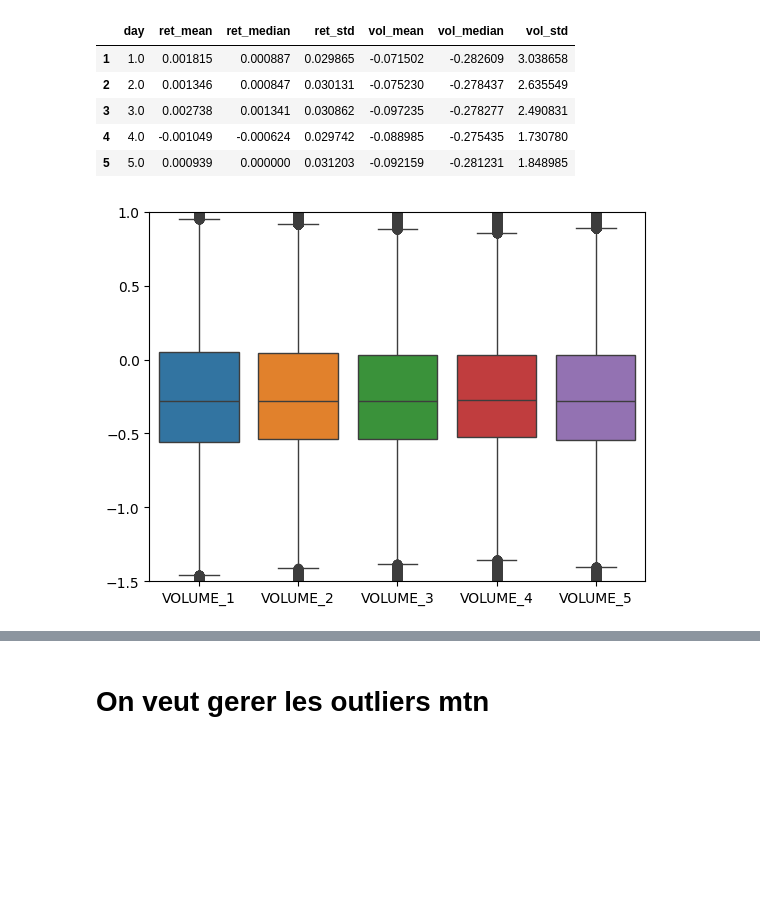
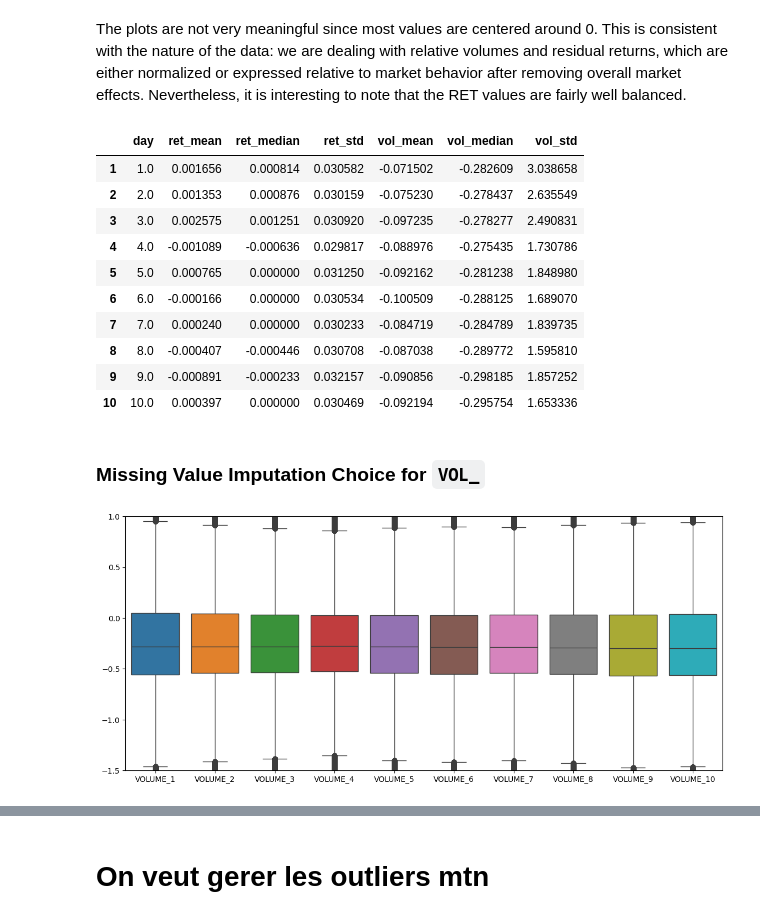
Before and after one commit to AxelPortier/QRT_Challenge_ENS, a Jupyter notebook: Test_Axel.ipynb, the cells around one changed output, grey strips where cells are left out. Cells and saved outputs as stored; diff of their text form; code cells hidden in the pictures; blank space fills up the shorter version.

```diff
--- a/Test_Axel.ipynb
+++ b/Test_Axel.ipynb
@@ -144,0 +143,4 @@ dtype: float64
+# %%
+to_drop = [f'RET_{day}' for day in range(11,21)]
+to_drop += [f'VOLUME_{day}' for day in range(11,21)]
+cleaning_train = train.drop(columns= to_drop).copy()
@@ -144,0 +209,16 @@ dtype: float64
+# %%
+ret_features = [f'RET_{day}' for day in range(1,11)]
+vol_features = [f'VOLUME_{day}' for day in range(1,11)]
+features = vol_features + ret_features
+
+to_drop = cleaning_train[cleaning_train[features].isna().sum(axis=1) >= len(features)*0.5][features].index
+nb_drop = len(to_drop)
+nb_rows = len(cleaning_train)
+print(
+    f"Number of rows before removing: {nb_rows}\n"
+    f"Number of rows removed: {nb_drop}\n"
+    f"Overall ratio (% of rows removed): {nb_drop / nb_rows * 100:.4f}%"
+)
+
+
+cleaning_train.drop(index = to_drop, axis=0, inplace = True)
@@ -145,20 +282,30 @@ dtype: float64
+# %% [markdown]
+The plots are not very meaningful since most values are centered around 0. This is consistent with the nature of the data: we are dealing with relative volumes and residual returns, which are either normalized or expressed relative to market behavior after removing overall market effects. Nevertheless, it is interesting to note that the RET values are fairly well balanced.
 # %%
 volume = pd.DataFrame(columns=['day', 'ret_mean', 'ret_median', 'ret_std', 'vol_mean', 'vol_median', 'vol_std'])
-for day in range(1,6):
-    volume.loc[day] =[day, cleaned_train[f'RET_{day}'].mean(), cleaned_train[f'RET_{day}'].median(), cleaned_train[f'RET_{day}'].std(),
-                      cleaned_train[f'VOLUME_{day}'].mean(), cleaned_train[f'VOLUME_{day}'].median(), cleaned_train[f'VOLUME_{day}'].std()]
+for day in range(1,11):
+    volume.loc[day] =[day, cleaning_train[f'RET_{day}'].mean(), cleaning_train[f'RET_{day}'].median(), cleaning_train[f'RET_{day}'].std(),
+                      cleaning_train[f'VOLUME_{day}'].mean(), cleaning_train[f'VOLUME_{day}'].median(), cleaning_train[f'VOLUME_{day}'].std()]
 volume
 # %% [output]
 |  | day | ret_mean | ret_median | ret_std | vol_mean | vol_median | vol_std |
-| 1 | 1.0 | 0.001815 | 0.000887 | 0.029865 | -0.071502 | -0.282609 | 3.038658 |
-| 2 | 2.0 | 0.001346 | 0.000847 | 0.030131 | -0.075230 | -0.278437 | 2.635549 |
-| 3 | 3.0 | 0.002738 | 0.001341 | 0.030862 | -0.097235 | -0.278277 | 2.490831 |
-| 4 | 4.0 | -0.001049 | -0.000624 | 0.029742 | -0.088985 | -0.275435 | 1.730780 |
-| 5 | 5.0 | 0.000939 | 0.000000 | 0.031203 | -0.092159 | -0.281231 | 1.848985 |
+| 1 | 1.0 | 0.001656 | 0.000814 | 0.030582 | -0.071502 | -0.282609 | 3.038658 |
+| 2 | 2.0 | 0.001353 | 0.000876 | 0.030159 | -0.075230 | -0.278437 | 2.635549 |
+| 3 | 3.0 | 0.002575 | 0.001251 | 0.030920 | -0.097235 | -0.278277 | 2.490831 |
+| 4 | 4.0 | -0.001089 | -0.000636 | 0.029817 | -0.088976 | -0.275435 | 1.730786 |
+| 5 | 5.0 | 0.000765 | 0.000000 | 0.031250 | -0.092162 | -0.281238 | 1.848980 |
+| 6 | 6.0 | -0.000166 | 0.000000 | 0.030534 | -0.100509 | -0.288125 | 1.689070 |
+| 7 | 7.0 | 0.000240 | 0.000000 | 0.030233 | -0.084719 | -0.284789 | 1.839735 |
+| 8 | 8.0 | -0.000407 | -0.000446 | 0.030708 | -0.087038 | -0.289772 | 1.595810 |
+| 9 | 9.0 | -0.000891 | -0.000233 | 0.032157 | -0.090856 | -0.298185 | 1.857252 |
+| 10 | 10.0 | 0.000397 | 0.000000 | 0.030469 | -0.092194 | -0.295754 | 1.653336 |
+# %% [markdown]
+### Missing Value Imputation Choice for `VOL_`
 # %%
-sns.boxplot(cleaned_train[[f'VOLUME_{day}' for day in range(1,6)]])
+plt.figure(figsize=(14, 6))  # largeur = 20, hauteur = 6
+sns.boxplot(cleaning_train[[f'VOLUME_{day}' for day in range(1,11)]])
 plt.ylim((-1.5,1))
 plt.show()
 # %% [output]
-[figure, old version]
+[figure, new version]
 # %% [markdown]
```
Also changed, not shown: parts of 62 cells of this notebook.
